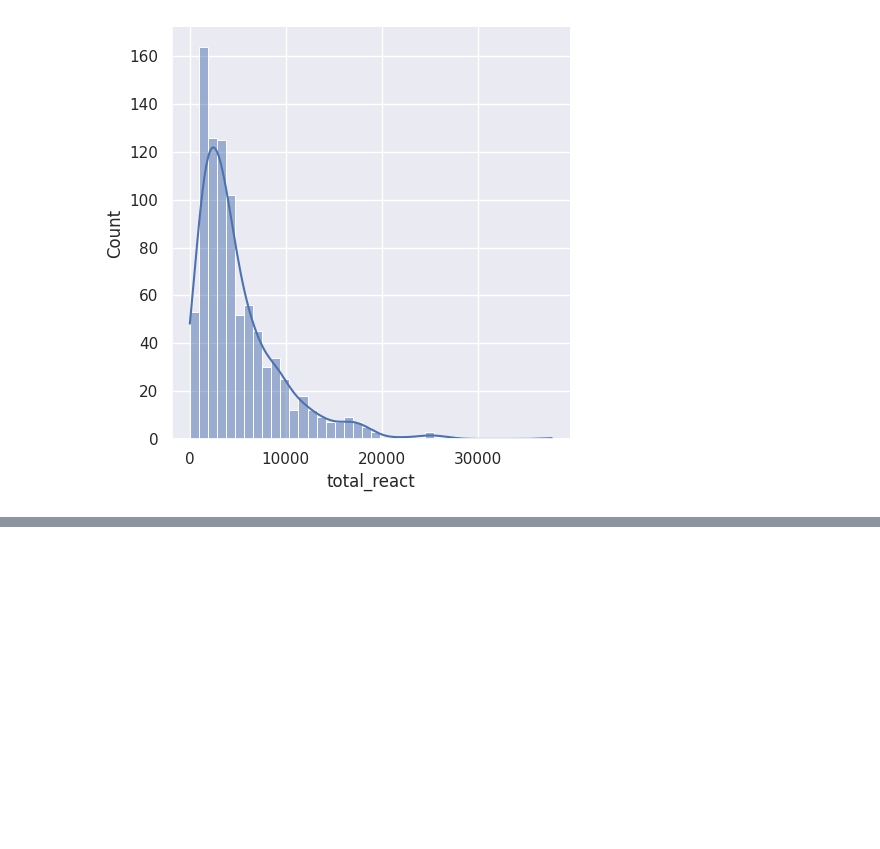
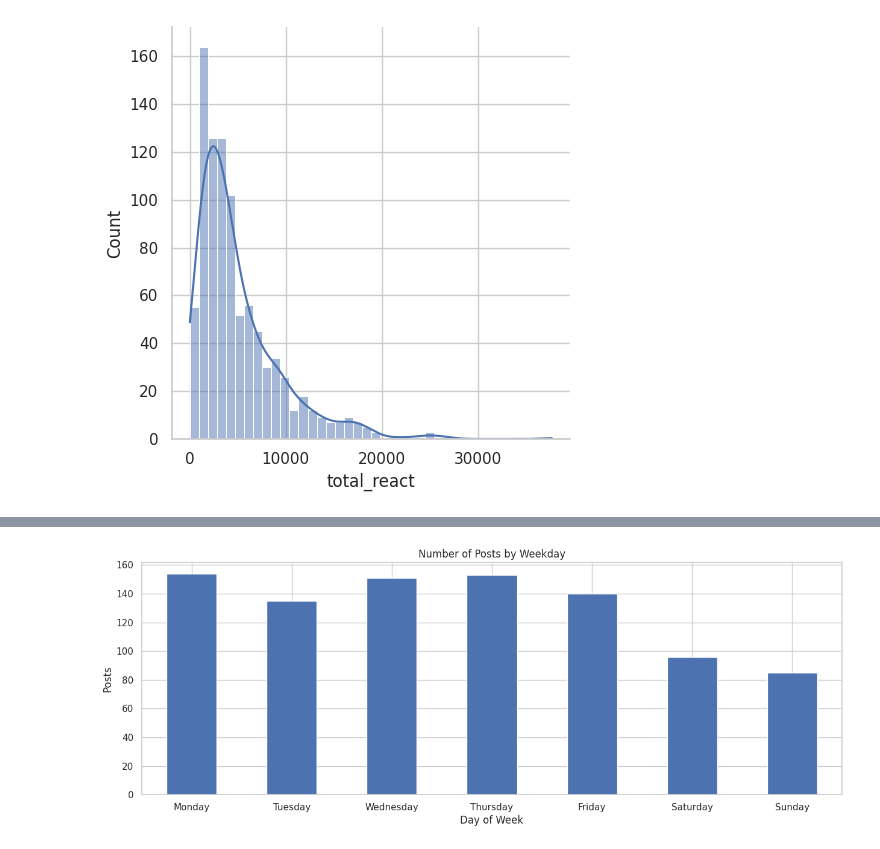
Before and after one commit to quangster/analyze-facebook-page, a Jupyter notebook: analyze_data.ipynb, the cells around one changed output, grey strips where cells are left out. Drawn from its saved outputs; the diff is of its cells as text; code cells hidden in the pictures; blank space fills up the shorter version.

```diff
--- a/analyze_data.ipynb
+++ b/analyze_data.ipynb
@@ -14,4 +10,4 @@ import seaborn as sns
 # %%
 pd.set_option('display.max_columns', None)
 %matplotlib inline
-sns.set_theme()
+sns.set_theme(context='notebook', style='whitegrid')
@@ -152,0 +113,7 @@ df.head()
+# %%
+df['time'] = pd.to_datetime(df['time'])
+df['weekday'] = df['time'].dt.weekday
+posts_per_day_of_week = df['weekday'].value_counts().sort_index().rename(
+    index={0: 'Monday', 1: 'Tuesday', 2: 'Wednesday', 3: 'Thursday', 4: 'Friday', 5: 'Saturday', 6: 'Sunday'}
+)
+posts_per_day_of_week
@@ -152,0 +130,7 @@ df.head()
+# %%
+posts_per_day_of_week.plot(kind='bar', figsize=(15, 5), title='Number of Posts by Weekday')
+plt.xlabel('Day of Week')
+plt.xticks(rotation=0)
+plt.ylabel('Posts');
+# %% [output]
+[figure, added]
```
Also changed, not shown: parts of 23 cells of this notebook, 3 other files.
